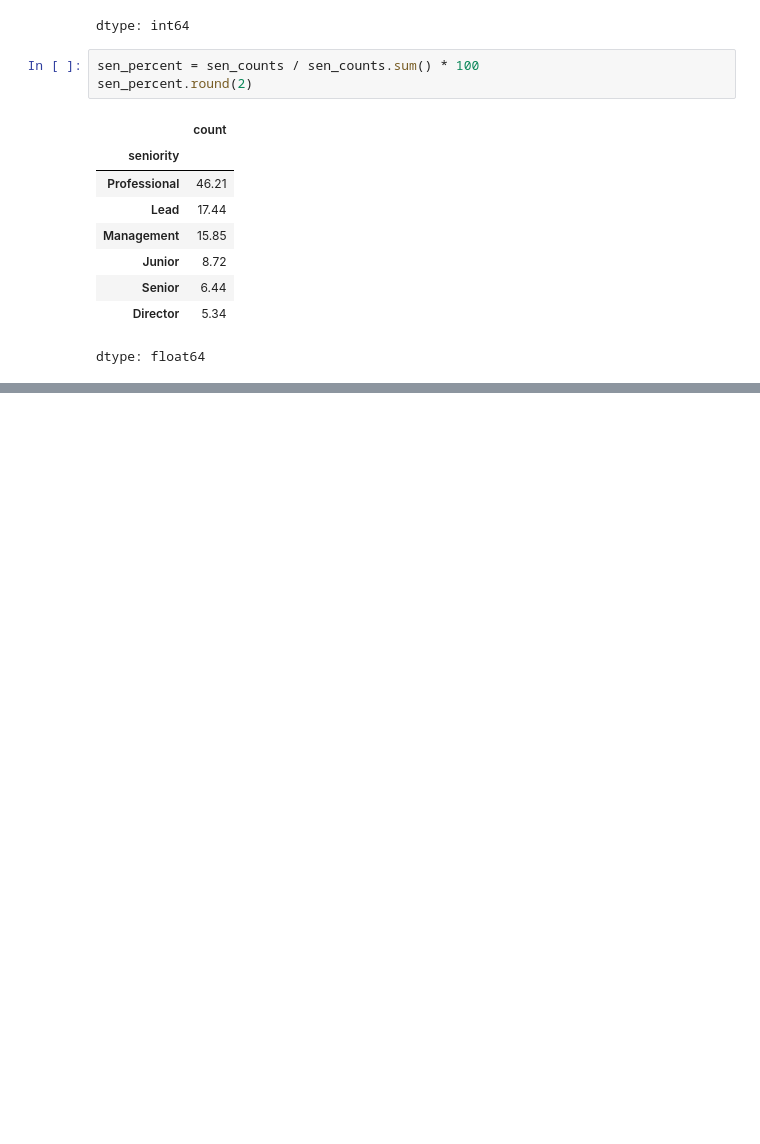
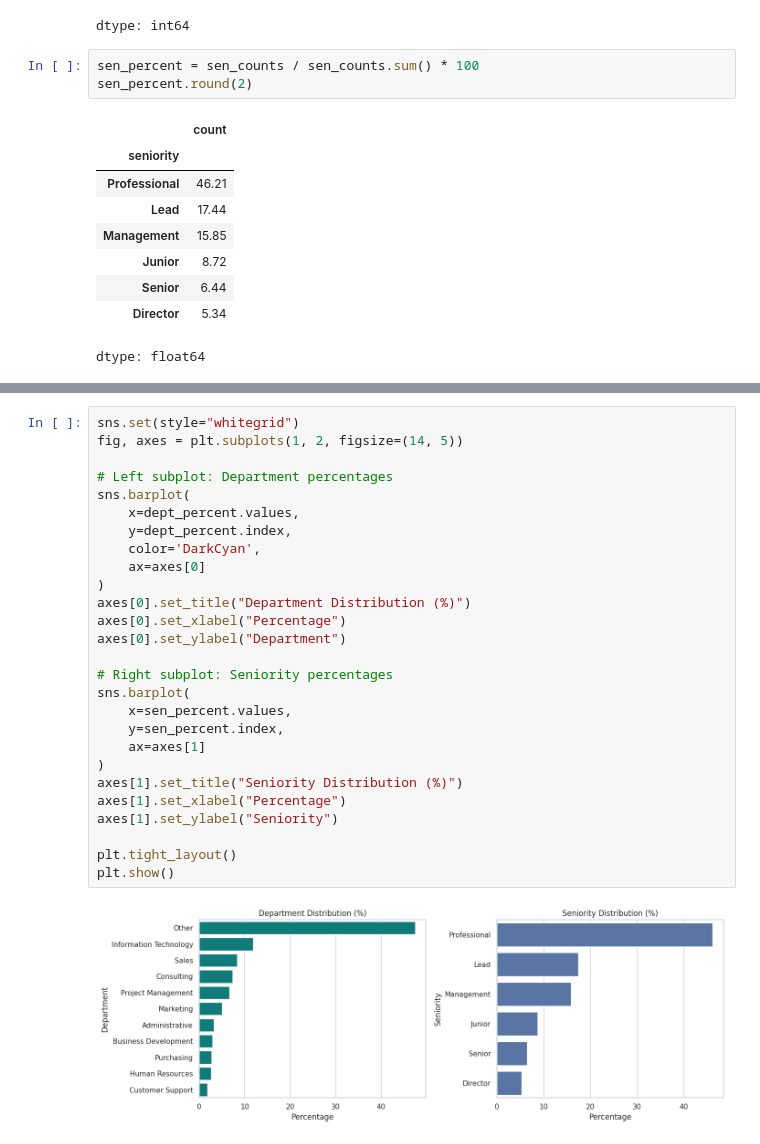
Before and after one commit to luisadosch/nlp-job-title-classification-benchmark-snapaddy, a Jupyter notebook: Untitled0.ipynb, the cells around one changed output, grey strips where cells are left out. Cells and saved outputs as stored; diff of their text form; blank space fills up the shorter version.

```diff
--- a/Untitled0.ipynb
+++ b/Untitled0.ipynb
@@ -479,0 +687,29 @@ dtype: float64
+# %%
+sns.set(style="whitegrid")
+fig, axes = plt.subplots(1, 2, figsize=(14, 5))
+
+# Left subplot: Department percentages
+sns.barplot(
+    x=dept_percent.values,
+    y=dept_percent.index,
+    color='DarkCyan',
+    ax=axes[0]
+)
+axes[0].set_title("Department Distribution (%)")
+axes[0].set_xlabel("Percentage")
+axes[0].set_ylabel("Department")
+
+# Right subplot: Seniority percentages
+sns.barplot(
+    x=sen_percent.values,
+    y=sen_percent.index,
+    ax=axes[1]
+)
+axes[1].set_title("Seniority Distribution (%)")
+axes[1].set_xlabel("Percentage")
+axes[1].set_ylabel("Seniority")
+
+plt.tight_layout()
+plt.show()
+# %% [output]
+[figure, added]
```
Also changed, not shown: parts of 98 cells of this notebook.
